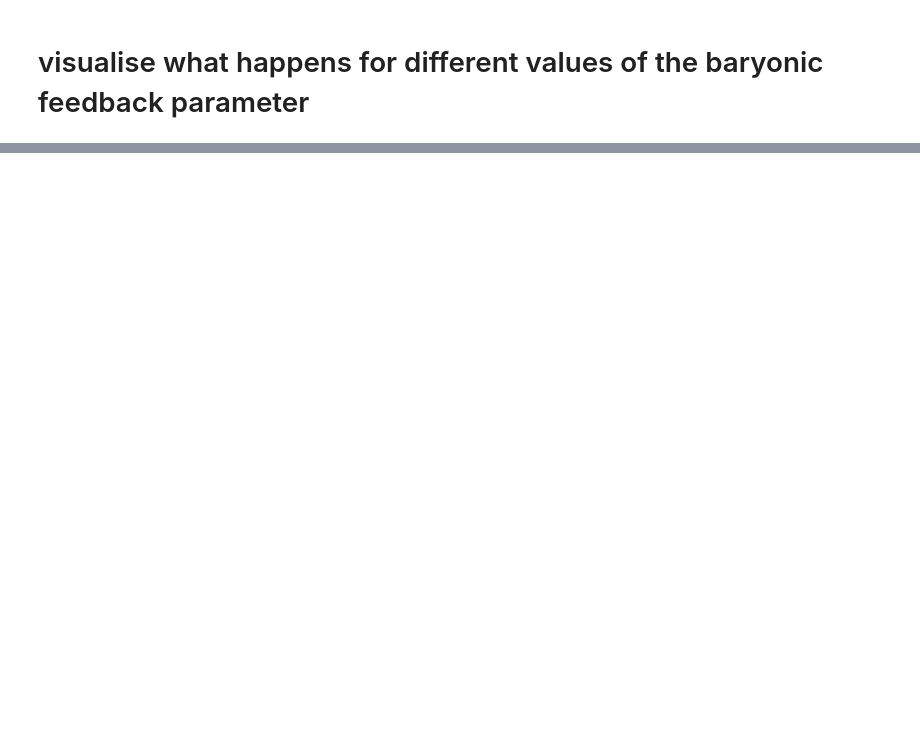
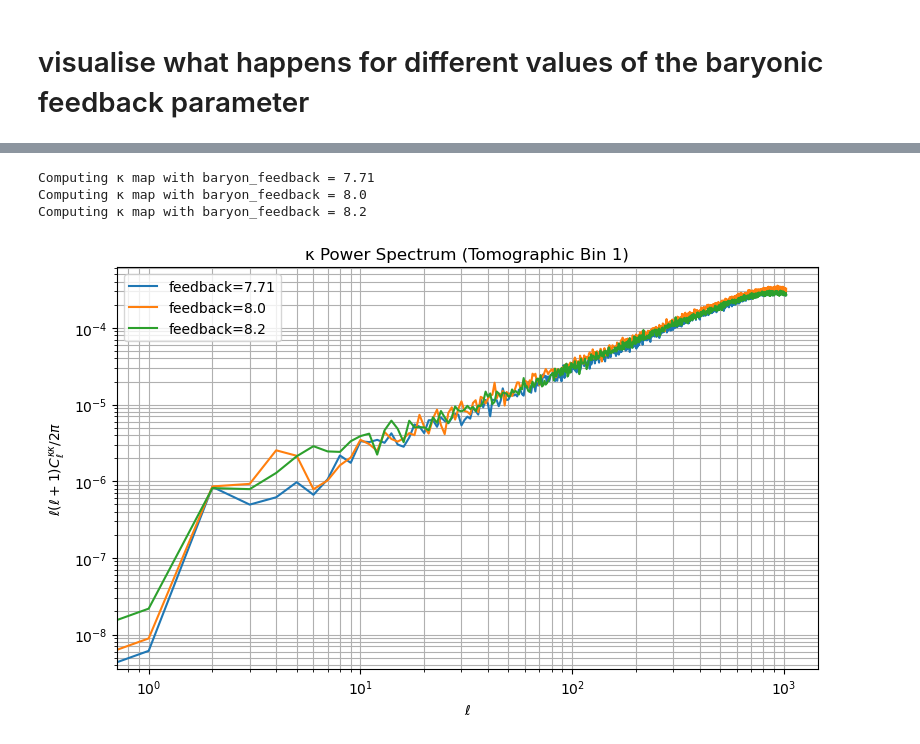
Before and after one commit to pltaylor16/BNTSmooth, a Jupyter notebook: build.ipynb, the cells around one changed output, grey strips where cells are left out. Cells and saved outputs as stored; diff of their text form; code cells hidden in the pictures; blank space fills up the shorter version.

```diff
--- a/build.ipynb
+++ b/build.ipynb
@@ -232,0 +233,43 @@ Mean κ for feedback=100.0: 1.6159e-03
+# %%
+import matplotlib.pyplot as plt
+import healpy as hp
+import numpy as np
+
+# --- Define baryonic feedback values to compare ---
+feedback_values = [7.71, 8.0, 8.2]
+cl_list = []
+lmax_plot = sim.l_max
+
+
+for feedback in feedback_values:
+    print(f"Computing κ map with baryon_feedback = {feedback}")
+
+    # Set feedback and regenerate maps
+    sim.baryon_feedback = feedback
+    matter_maps = sim.generate_matter_fields_from_scratch()
+    kappa_maps = sim.compute_kappa_maps(matter_maps)
+
+    # Compute power spectrum of the first κ map
+    cl = hp.anafast(kappa_maps[0], lmax=lmax_plot)
+    ell = np.arange(len(cl))
+    cl_list.append((ell, cl))
+
+# --- Plot the κ power spectra ---
+plt.figure(figsize=(8, 5))
+for i, (ell, cl) in enumerate(cl_list):
+    plt.plot(ell, ell * (ell + 1) * cl / (2 * np.pi), label=f'feedback={feedback_values[i]}')
+
+plt.xlabel(r'$\ell$')
+plt.ylabel(r'$\ell(\ell+1) C_\ell^{\kappa\kappa} / 2\pi$')
+plt.title(r'κ Power Spectrum (Tomographic Bin 1)')
+plt.xscale('log')
+plt.yscale('log')
+plt.legend()
+plt.grid(True, which='both')
+plt.tight_layout()
+plt.show()
+# %% [output]
+Computing κ map with baryon_feedback = 7.71
+Computing κ map with baryon_feedback = 8.0
+Computing κ map with baryon_feedback = 8.2
+[figure, added]
```
Also changed, not shown: parts of 16 cells of this notebook, 1 other file.
